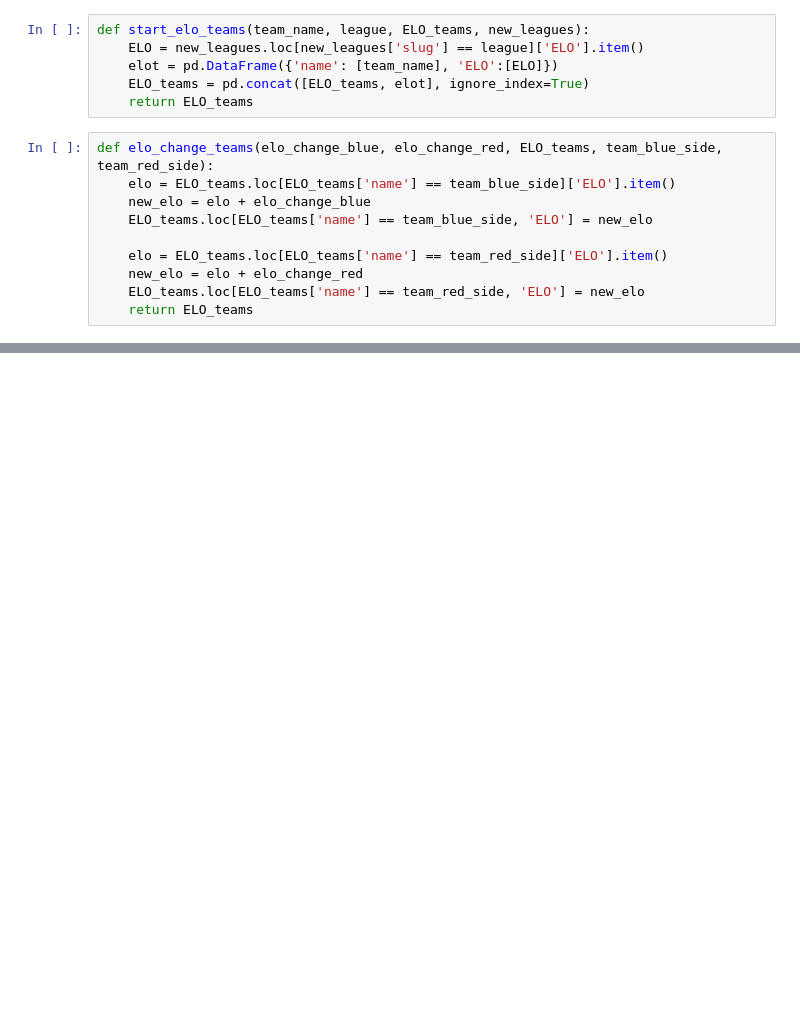
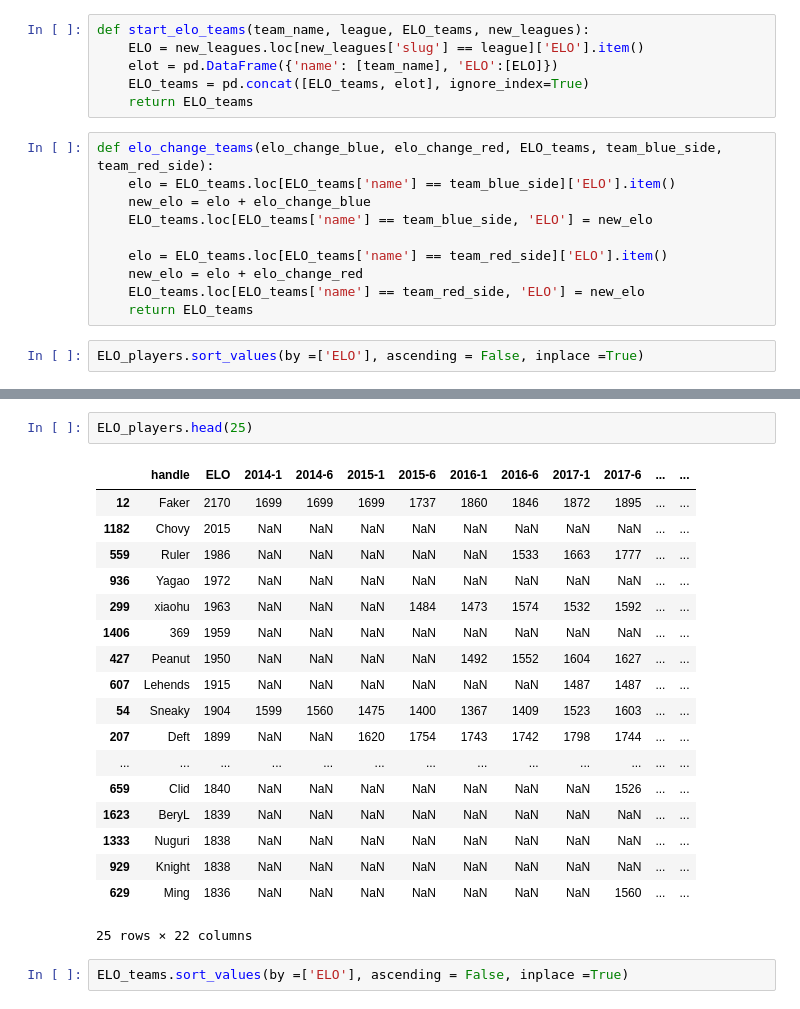
Before and after one commit to Campqt/lol-global-power-rankings, a Jupyter notebook: my_data_elo.ipynb, the cells around one changed output, grey strips where cells are left out. Cells and saved outputs as stored; diff of their text form; blank space fills up the shorter version.

```diff
--- a/my_data_elo.ipynb
+++ b/my_data_elo.ipynb
@@ -489,3 +431,5 @@ def elo_change_teams(elo_change_blue, elo_change_red, ELO_teams, team_blue_side,
     new_elo = elo + elo_change_red
     ELO_teams.loc[ELO_teams['name'] == team_red_side, 'ELO'] = new_elo
     return ELO_teams
+# %%
+ELO_players.sort_values(by =['ELO'], ascending = False, inplace =True)
@@ -491,0 +450,23 @@ def elo_change_teams(elo_change_blue, elo_change_red, ELO_teams, team_blue_side,
+# %%
+ELO_players.head(25)
+# %% [output]
+|  | handle | ELO | 2014-1 | 2014-6 | 2015-1 | 2015-6 | 2016-1 | 2016-6 | 2017-1 | 2017-6 | ... | ... |
+| 12 | Faker | 2170 | 1699 | 1699 | 1699 | 1737 | 1860 | 1846 | 1872 | 1895 | ... | ... |
+| 1182 | Chovy | 2015 | NaN | NaN | NaN | NaN | NaN | NaN | NaN | NaN | ... | ... |
+| 559 | Ruler | 1986 | NaN | NaN | NaN | NaN | NaN | 1533 | 1663 | 1777 | ... | ... |
+| 936 | Yagao | 1972 | NaN | NaN | NaN | NaN | NaN | NaN | NaN | NaN | ... | ... |
+| 299 | xiaohu | 1963 | NaN | NaN | NaN | 1484 | 1473 | 1574 | 1532 | 1592 | ... | ... |
+| 1406 | 369 | 1959 | NaN | NaN | NaN | NaN | NaN | NaN | NaN | NaN | ... | ... |
+| 427 | Peanut | 1950 | NaN | NaN | NaN | NaN | 1492 | 1552 | 1604 | 1627 | ... | ... |
+| 607 | Lehends | 1915 | NaN | NaN | NaN | NaN | NaN | NaN | 1487 | 1487 | ... | ... |
+| 54 | Sneaky | 1904 | 1599 | 1560 | 1475 | 1400 | 1367 | 1409 | 1523 | 1603 | ... | ... |
+| 207 | Deft | 1899 | NaN | NaN | 1620 | 1754 | 1743 | 1742 | 1798 | 1744 | ... | ... |
+| ... | ... | ... | ... | ... | ... | ... | ... | ... | ... | ... | ... | ... |
+| 659 | Clid | 1840 | NaN | NaN | NaN | NaN | NaN | NaN | NaN | 1526 | ... | ... |
+| 1623 | BeryL | 1839 | NaN | NaN | NaN | NaN | NaN | NaN | NaN | NaN | ... | ... |
+| 1333 | Nuguri | 1838 | NaN | NaN | NaN | NaN | NaN | NaN | NaN | NaN | ... | ... |
+| 929 | Knight | 1838 | NaN | NaN | NaN | NaN | NaN | NaN | NaN | NaN | ... | ... |
+| 629 | Ming | 1836 | NaN | NaN | NaN | NaN | NaN | NaN | NaN | 1560 | ... | ... |
+25 rows × 22 columns
+# %%
+ELO_teams.sort_values(by =['ELO'], ascending = False, inplace =True)
```
Also changed, not shown: parts of 11 cells of this notebook, 3 other files.
